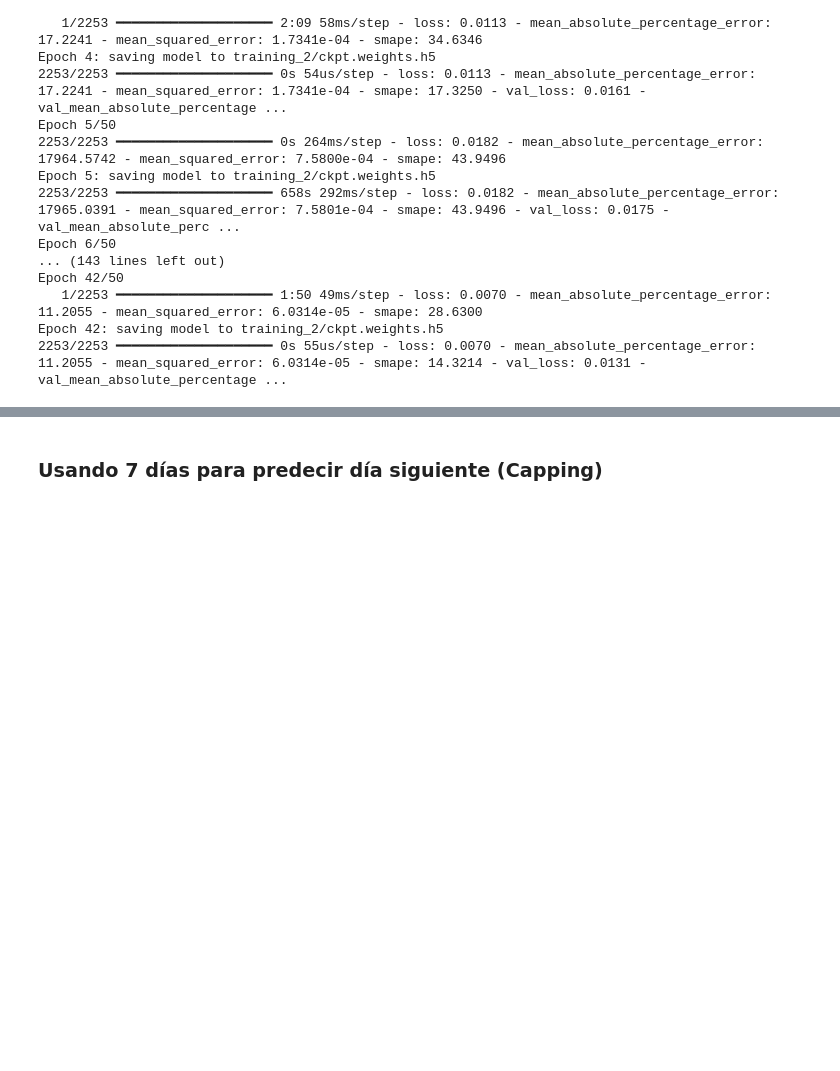
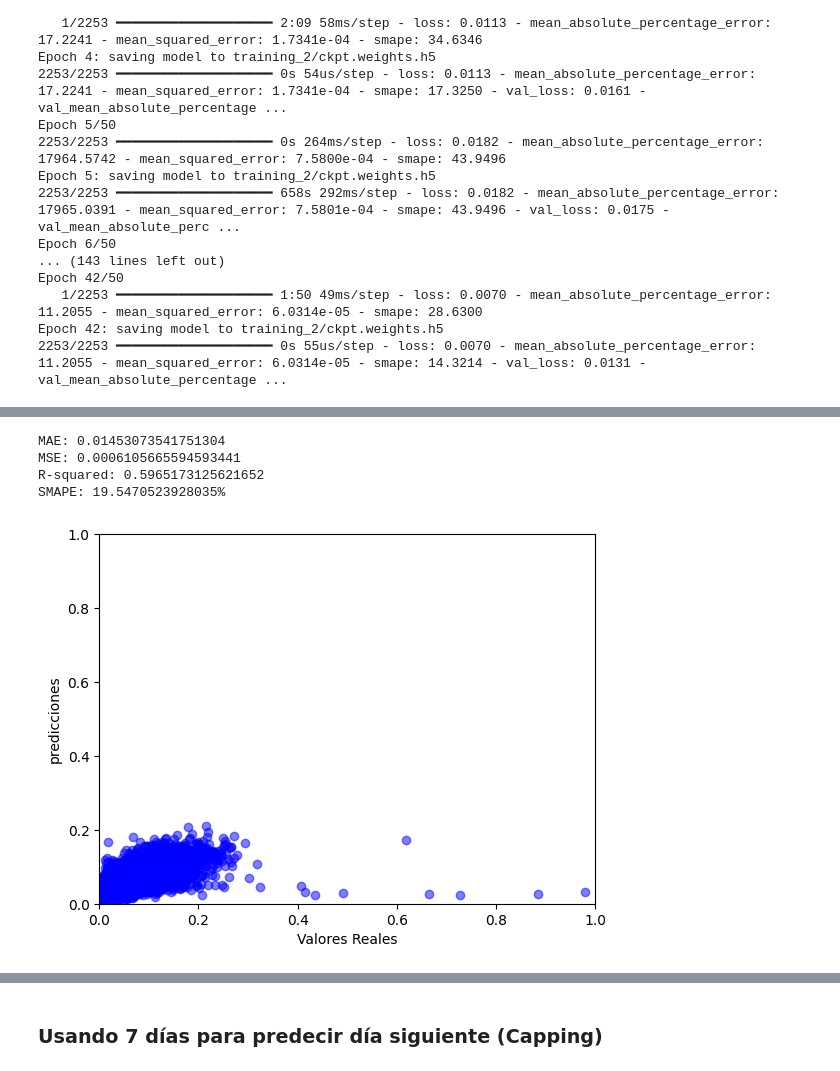
Before and after one commit to Benjaxmen/pm-prediction, a Jupyter notebook: joined_models.ipynb, the cells around one changed output, grey strips where cells are left out. Drawn from its saved outputs; the diff is of its cells as text; code cells hidden in the pictures; blank space fills up the shorter version.

```diff
--- a/joined_models.ipynb
+++ b/joined_models.ipynb
@@ -455,21 +338,18 @@ predict = model.predict(test_dataset,steps=len(y_test))
    36/20706 ━━━━━━━━━━━━━━━━━━━━ 1:34 5ms/step
 20706/20706 ━━━━━━━━━━━━━━━━━━━━ 158s 8ms/step
 # %%
-from sklearn.metrics import mean_absolute_error, r2_score, mean_squared_error
-import numpy as np
-
 # Calcular MAE
 mae = mean_absolute_error(y_test, predict)
 mse= mean_squared_error(y_test, predict)
 # Calcular R-squared
 r2 = r2_score(y_test, predict)
-def smape(y_true, y_pred):
+def smape_2(y_true, y_pred):
     """
     Calcula el Symmetric Mean Absolute Percentage Error.
     """
     return 100 * np.mean(2 * np.abs(y_pred - y_true) / (np.abs(y_true) + np.abs(y_pred) + 1e-6))
 
-smape = smape(y_test, predict)
+smape = smape_2(y_test, predict)
 
 # Imprimir las métricas
 print(f"MAE: {mae}")
@@ -580,20 +454,6 @@ Train set: X=(72110, 7, 17), y=(72110, 1), images=(72110,)
 Test set: X=(20706, 7, 17), y=(20706, 1), images=(20706,)
 Validation set: X=(10199, 7, 17), y=(10199, 1), images=(10199,)
 # %%
-from tensorflow.keras.models import Model
-from tensorflow.keras.layers import Input, Conv2D, AveragePooling2D, Flatten, Dense, Dropout
-from tensorflow.keras.layers import LSTM, Concatenate
-from tensorflow.keras.layers import AveragePooling2D, Flatten, Dropout
-import tensorflow as tf
-
-# Definir la métrica personalizada SMAPE
-def smape(y_true, y_pred):
-    epsilon = tf.keras.backend.epsilon()  # Pequeño valor para evitar divisiones por cero
-    denominator = (tf.abs(y_true) + tf.abs(y_pred)) / 2.0 + epsilon
-    diff = tf.abs(y_true - y_pred) / denominator
-    return 100.0 * tf.reduce_mean(diff)  # Se devuelve el error en porcentaje
-
-
 # Definir la entrada para las imágenes (224x224x6)
 image_input = Input(shape=(224, 224, 6))
 
@@ -628,13 +488,13 @@ z = Dropout(rate=0.5)(z)
 z = Dense(units=1, activation='linear')(z)
 
 # Crear el modelo con dos entradas
-model = Model(inputs=[image_input, sequence_input], outputs=z)
+model1 = Model(inputs=[image_input, sequence_input], outputs=z)
 
 # Compilar el modelo
-model.compile(optimizer='adam', loss='mean_absolute_error',metrics=['mean_squared_error','mean_absolute_percentage_error',smape])
+model1.compile(optimizer='adam', loss='mean_absolute_error',metrics=['mean_squared_error','mean_absolute_percentage_error',smape])
 
 # Mostrar la arquitectura del modelo
-model.summary()
+model1.summary()
 # %% [output]
 Model: "functional_1"
 ┏━━━━━━━━━━━━━━━━━━━━━┳━━━━━━━━━━━━━━━━━━━┳━━━━━━━━━━━━┳━━━━━━━━━━━━━━━━━━━┓
@@ -714,7 +570,7 @@ cp_callback = tf.keras.callbacks.ModelCheckpoint(filepath=checkpoint_path,
                                                  save_weights_only=True,
                                                  verbose=1)
 # %%
-history=model.fit(train_dataset, batch_size=32,epochs=50,steps_per_epoch=len(X_train)//32, validation_data=val_dataset,callbacks=[early_stopping,cp_callback],validation_steps=len(X_val)//32)
+history1=model1.fit(train_dataset, batch_size=32,epochs=50,steps_per_epoch=len(X_train)//32, validation_data=val_dataset,callbacks=[early_stopping,cp_callback],validation_steps=len(X_val)//32)
 # %% [output]
 Epoch 1/50
 2253/2253 ━━━━━━━━━━━━━━━━━━━━ 0s 274ms/step - loss: 0.1878 - mean_absolute_percentage_error: 17786.3809 - mean_squared_error: 6.1066 - smape: 47.6448
@@ -747,0 +627,3 @@ df_Scaled = df_Scaled  / df_Scaled.abs().max()
+# %%
+test_dataset = create_combined_dataset(images_test, X_test, y_test, 1)
+predict1 = model1.predict(test_dataset,steps=len(y_test))
@@ -747,0 +632,29 @@ df_Scaled = df_Scaled  / df_Scaled.abs().max()
+# %%
+# Calcular MAE
+mae1 = mean_absolute_error(y_test, predict1)
+mse1= mean_squared_error(y_test, predict1)
+# Calcular R-squared
+r21 = r2_score(y_test, predict1)
+smape1 = smape_2(y_test, predict1)
+
+# Imprimir las métricas
+print(f"MAE: {mae1}")
+print(f"MSE: {mse1}")
+print(f"R-squared: {r21}")
+print(f"SMAPE: {smape1}%")
+# %% [output]
+MAE: 0.01453073541751304
+MSE: 0.0006105665594593441
+R-squared: 0.5965173125621652
+SMAPE: 19.5470523928035%
+# %%
+plt.scatter(y_test, predict1, color='blue', alpha=0.5)
+
+plt.xlabel('Valores Reales')
+plt.ylabel('predicciones')
+plt.xlim(0,1)
+plt.ylim(0,1)
+
+plt.show()
+# %% [output]
+[figure, added]
```
Also changed, not shown: parts of 97 cells of this notebook, 2 other files.
